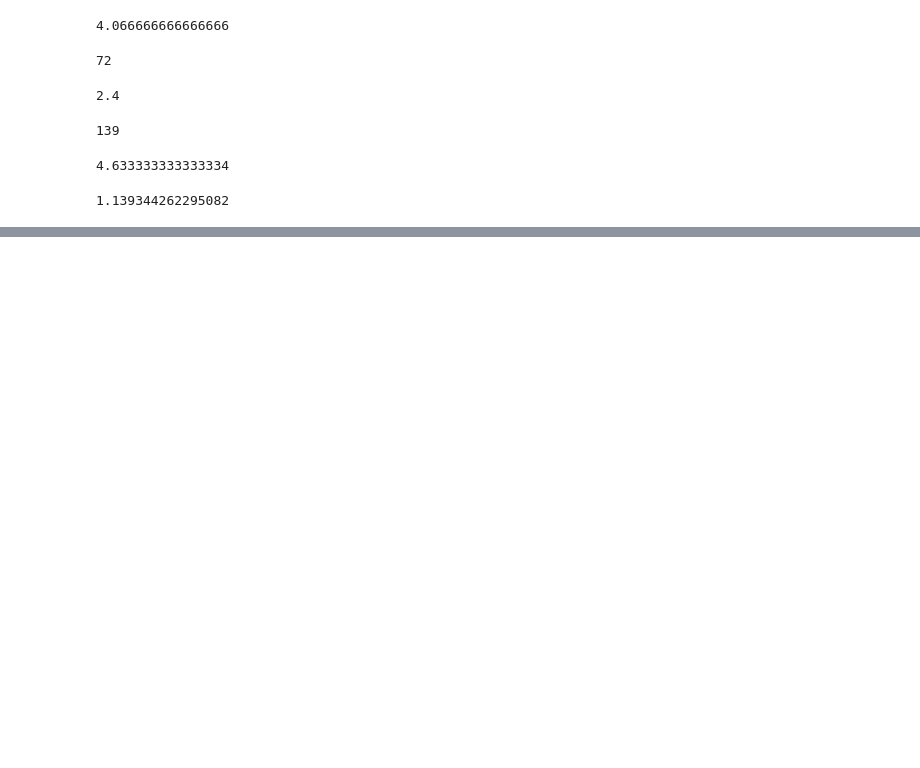
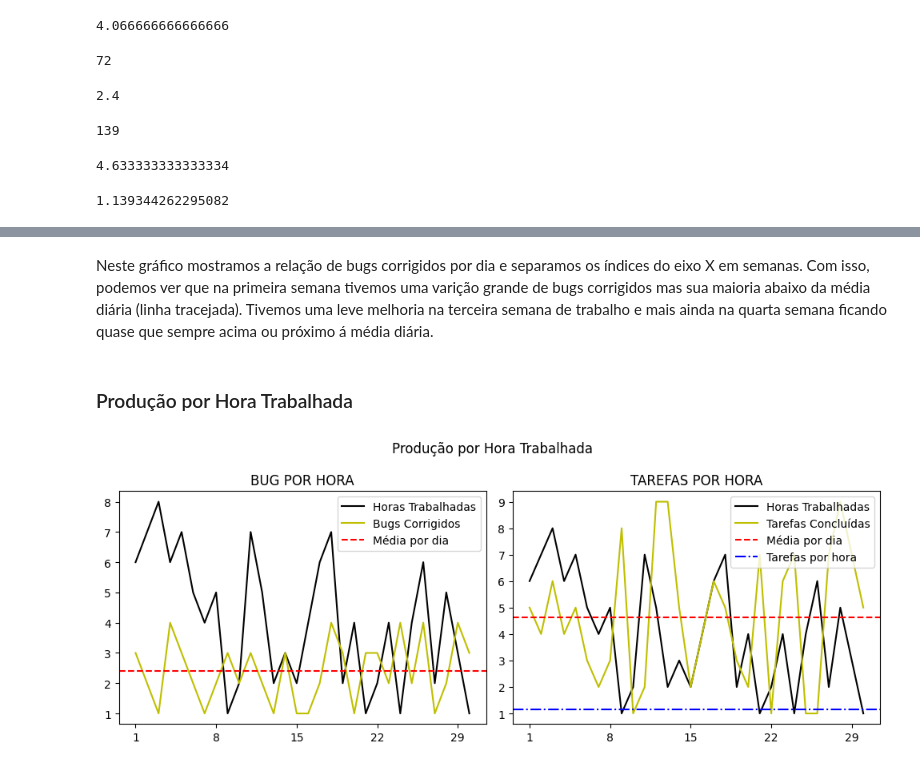
Before and after one commit to jeffrazek/Progress_Reports, a Jupyter notebook: Arquivos/Projeto_M4.ipynb, the cells around one changed output, grey strips where cells are left out. Saved outputs shown, nothing was run; the diff lists cells and outputs as text; code cells hidden in the pictures; blank space fills up the shorter version.

```diff
--- a/Arquivos/Projeto_M4.ipynb
+++ b/Arquivos/Projeto_M4.ipynb
@@ -110,6 +110,7 @@ m_tarefas
 4.633333333333334
 # %%
 # Produtividade Diária (Tarefas Concluídas por Hora)
-tarefas_total / horas_total
+produtividade = tarefas_total / horas_total
+produtividade
 # %% [output]
 1.139344262295082
@@ -115,0 +145,42 @@ tarefas_total / horas_total
+# %% [markdown]
+Neste gráfico mostramos a relação de bugs corrigidos por dia e separamos os índices do eixo X em semanas. Com isso, podemos ver que na primeira semana tivemos uma varição grande de bugs corrigidos mas sua maioria abaixo da média diária (linha tracejada). Tivemos uma leve melhoria na terceira semana de trabalho e mais ainda na quarta semana ficando quase que sempre acima ou próximo á média diária.
+# %% [markdown]
+### Produção por Hora Trabalhada
+# %%
+# Variáveis utilizadas
+x1 = base_data['Horas Trabalhadas']
+x2 = base_data['Bugs Corrigidos']
+x3 = base_data['Tarefas Concluídas']
+x4 = base_data['Data']
+z1 = m_bugs # Média de bugs corrigidos por dia
+z2 = m_tarefas # Média de tarefas concluidas por dia
+z3 = produtividade # Produtividade diária TAREFAS/HORA
+
+# Criando uma figura com 1 linha e 2 colunas de subplots/gráficos
+fig, ax = plt.subplots(1, 2, figsize = (10,4))
+plt.suptitle('Produção por Hora Trabalhada')
+
+# Adicionando dados ao primeiro subplot/gráfico (posição 0)
+ax[0].plot(x4, x1, color='k', label='Horas Trabalhadas')
+ax[0].plot(x4, x2, color='y', label='Bugs Corrigidos')
+ax[0].axhline(z1, color='r', linestyle='--', label='Média por dia')
+ax[0].set_title('BUG POR HORA')
+ax[0].set_xticks([1,8,15,22,29]) # Alterando os índices do eixo X separando por semana
+ax[0].legend()
+
+# Adicionando dados ao segundo subplot/gráfico (posição 1)
+ax[1].plot(x4, x1, color='k', label='Horas Trabalhadas')
+ax[1].plot(x4, x3, color='y', label='Tarefas Concluídas')
+ax[1].axhline(z2, color='r', linestyle='--', label='Média por dia')
+ax[1].axhline(z3, color='b', linestyle='-.', label='Tarefas por hora')
+ax[1].set_title('TAREFAS POR HORA')
+ax[1].set_xticks([1,8,15,22,29]) # Alterando os índices do eixo X separando por semana
+ax[1].legend()
+
+# Ajustando o layout da figura para melhor visualização
+plt.tight_layout()
+
+# Mostrando o gráfico
+plt.show()
+# %% [output]
+[figure, added]
```
Also changed, not shown: parts of 8 cells of this notebook, 1 other file.
